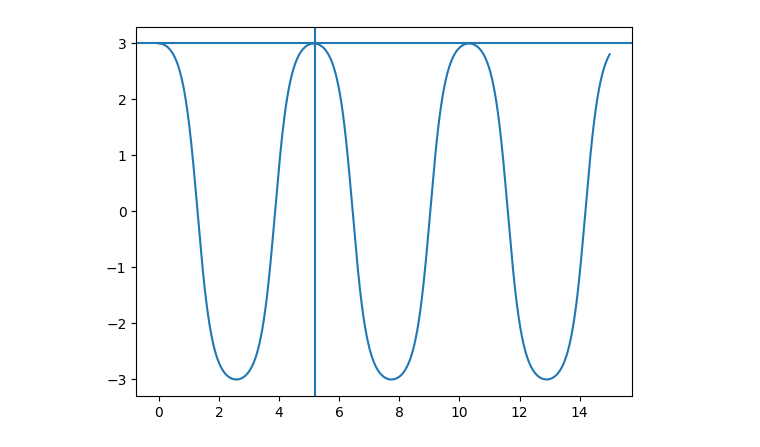
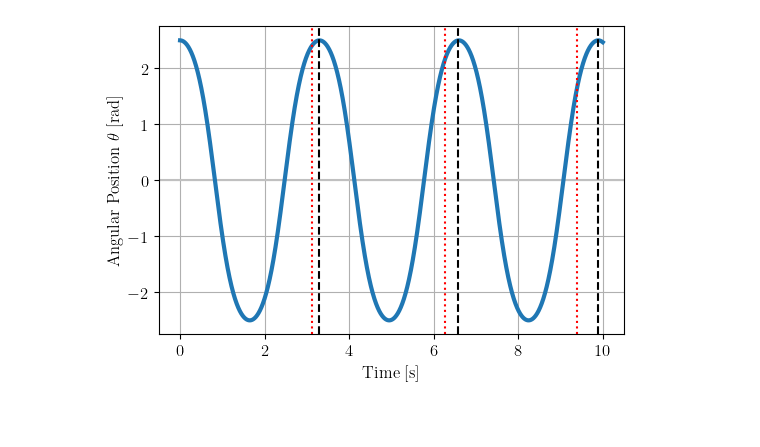
Before and after one commit to metallicpeat/computational-physics, a Jupyter notebook: simple-pendulum/HW3.ipynb, the cells around one changed output. Saved outputs shown, nothing was run; the diff lists cells and outputs as text; code cells hidden in the pictures; blank space fills up the shorter version.

```diff
--- a/simple-pendulum/HW3.ipynb
+++ b/simple-pendulum/HW3.ipynb
@@ -1,48 +1,64 @@
 # %%
 import numpy as np
 import matplotlib.pyplot as plt
 
 g, L= 9.8, 1.0 #initial parameters
 
 
 def Verlet(theta,dt):
-    time_vals = [0,0] # first and second step. *so* close together.
-    theta_vals = [theta,theta] # first and second step. *so* close together.
-    theta_prev = theta
-    for i in range(15000):
-        theta_new = 2*theta - theta_prev - (g/L)*np.sin(theta)*dt**2 + (g/L)*np.sin(theta)*dt**4
+    time_vals = [0]
+    theta_vals = [theta]
+    theta_prev = theta - 0.5*(g/L)*np.sin(theta)*dt**2
+    for i in range(10000):
+        theta_new = 2*theta - theta_prev - (g/L)*np.sin(theta)*dt**2
         theta_prev, theta = theta, theta_new
         theta_vals.append(theta)
-        time_vals.append(i*dt)
+        time_vals.append((i+1)*dt)
     return time_vals,theta_vals
-
 
 def Simpson(theta0,a,b,num_points):
     def function(theta,theta0):
         value = 1 / (np.sqrt(np.cos(theta)-np.cos(theta0)))
         return value
     dx = (b-a)/(num_points)
     integral = function(a,theta0)
     for i in range(1,num_points,2):
         integral += 4 * function(a+(i*dx),theta0)
     for i in range(2,num_points-2,2):
         integral += 2 * function(a+i*dx,theta0)
     integral += function(b,theta0)
     integral *= (dx/3)
     return integral
 
-theta0 = 3
+
+theta0 = 2.5
+
+theta0 = (theta0 + np.pi) % (2*np.pi) - np.pi # keeps theta bounded to ( -pi, pi )
 dt = 0.001
-integral = np.sqrt(8* L/g)* Simpson(theta0,0,0.9999999*theta0,100000)
+integral = np.sqrt(8* L/g)* Simpson(theta0,0,0.999999*theta0,1000000)
 times,thetas = Verlet(theta0,dt)
-
-
-plt.plot(times,thetas)
-plt.axhline(y=theta0)
-plt.axvline(x=integral)
+plt.rcParams.update({
+    "text.usetex": True,
+    "font.family": "serif",
+    "font.size": 12
+})
+plt.figure(figsize=(6,4))
+#pi = np.pi
+#plt.xticks(np.arange(-4*pi, 4*pi+pi/2, step=pi/2), [r'-4$\pi$', r'-$7\pi/2$',r'-3$\pi$', r'-$5\pi/2$', r'-2$\pi$', r'-$3\pi/2$',r'-$\pi$', r'-$\pi/2$','0', r'$\pi/2$', r'$\pi$', r'$3\pi/2$', r'$2\pi$', r'5$\pi/2$', r'3$\pi$', r'7$\pi/2$', r'4$\pi$'])
+plt.xlabel(r"Time [s]")
+plt.ylabel(r"Angular Position $\theta$ [rad]")
+plt.axhline(y=0,color="silver")
+plt.plot(times,thetas,linewidth=3)
+plt.grid(True)
+plt.axvline(x=np.abs(integral),color="k",ls="--")
+plt.axvline(x=2*np.abs(integral),color="k",ls="--")
+plt.axvline(x=3*np.abs(integral),color="k",ls="--")
+plt.axvline(x=np.sqrt(g/L),color="r",ls=":")
+plt.axvline(x=2*np.sqrt(g/L),color="r",ls=":")
+plt.axvline(x=3*np.sqrt(g/L),color="r",ls=":")
 plt.show()
 # %% [output]
-[figure, old version]
+[figure, new version]
 # %%
 import numpy as np
 import matplotlib.pyplot as plt
```
Also changed, not shown: parts of 5 cells of this notebook.
